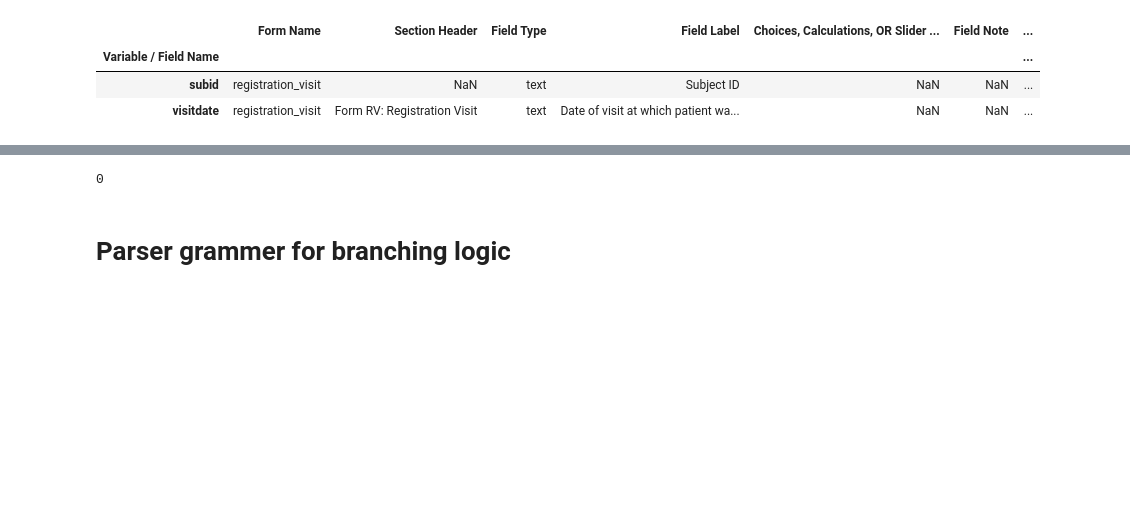
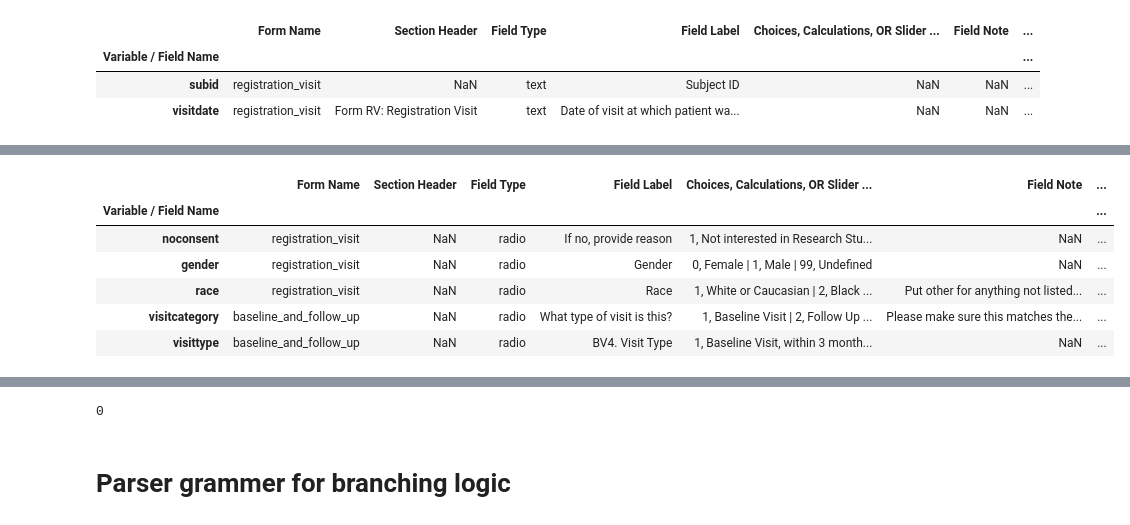
Before and after one commit to ScottSnapperLab/biorep-etl, a Jupyter notebook: notebooks/2017-01-20__HarvReg_explore.ipynb, the cells around one changed output, grey strips where cells are left out. Saved outputs shown, nothing was run; the diff lists cells and outputs as text; code cells hidden in the pictures; blank space fills up the shorter version.

```diff
--- a/notebooks/2017-01-20__HarvReg_explore.ipynb
+++ b/notebooks/2017-01-20__HarvReg_explore.ipynb
@@ -77,0 +106,10 @@ di.head(2)
+# %%
+cb[cb['Field Type'] == 'radio'].head()
+# %% [output]
+|  | Form Name | Section Header | Field Type | Field Label | Choices, Calculations, OR Slider ... | Field Note | ... |
+| Variable / Field Name |  |  |  |  |  |  | ... |
+| noconsent | registration_visit | NaN | radio | If no, provide reason | 1, Not interested in Research Stu... | NaN | ... |
+| gender | registration_visit | NaN | radio | Gender | 0, Female | 1, Male | 99, Undefined | NaN | ... |
+| race | registration_visit | NaN | radio | Race | 1, White or Caucasian | 2, Black ... | Put other for anything not listed... | ... |
+| visitcategory | baseline_and_follow_up | NaN | radio | What type of visit is this? | 1, Baseline Visit | 2, Follow Up ... | Please make sure this matches the... | ... |
+| visittype | baseline_and_follow_up | NaN | radio | BV4. Visit Type | 1, Baseline Visit, within 3 month... | NaN | ... |
```
Also changed, not shown: parts of 30 cells of this notebook, 3 other files.
